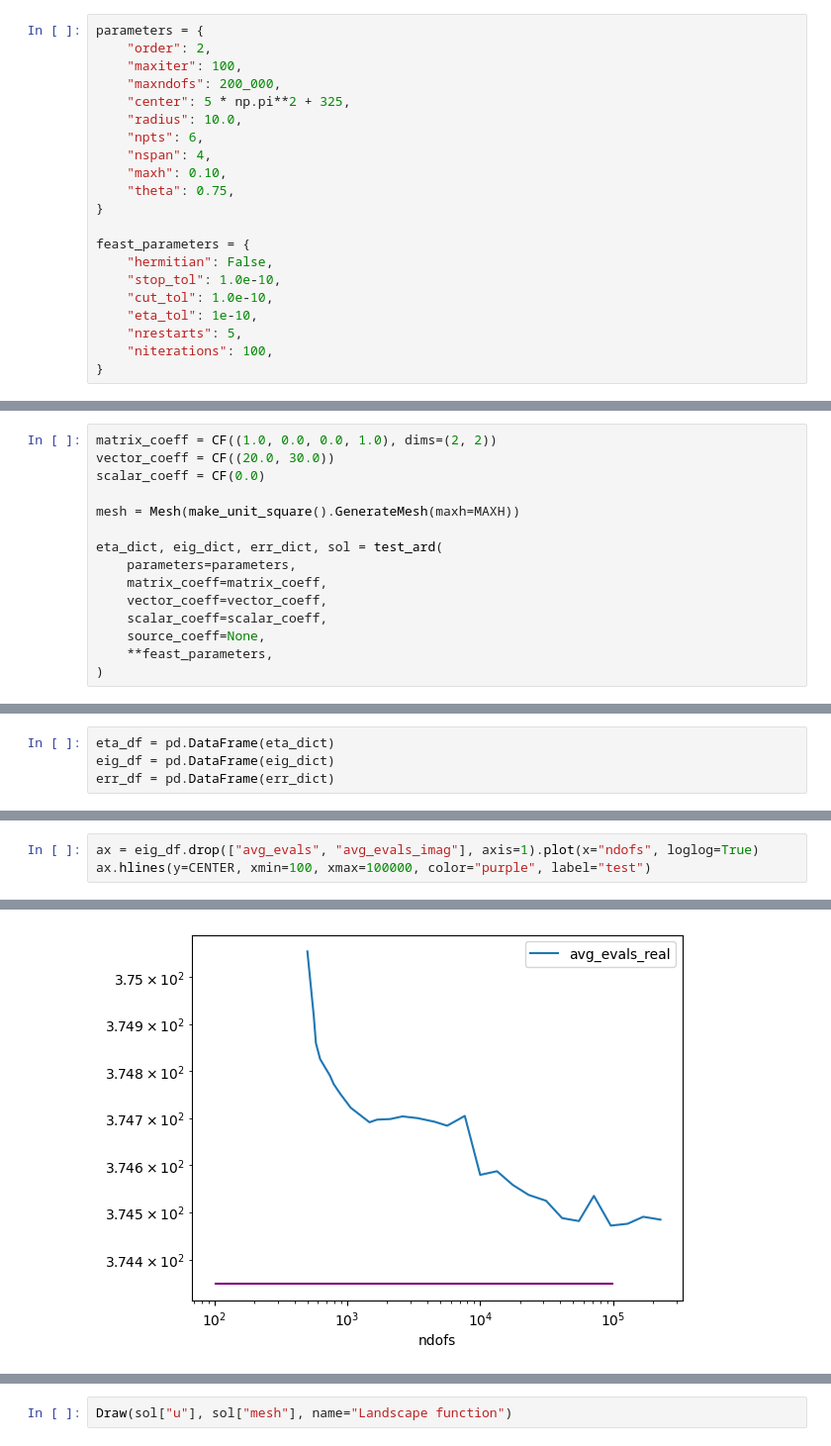
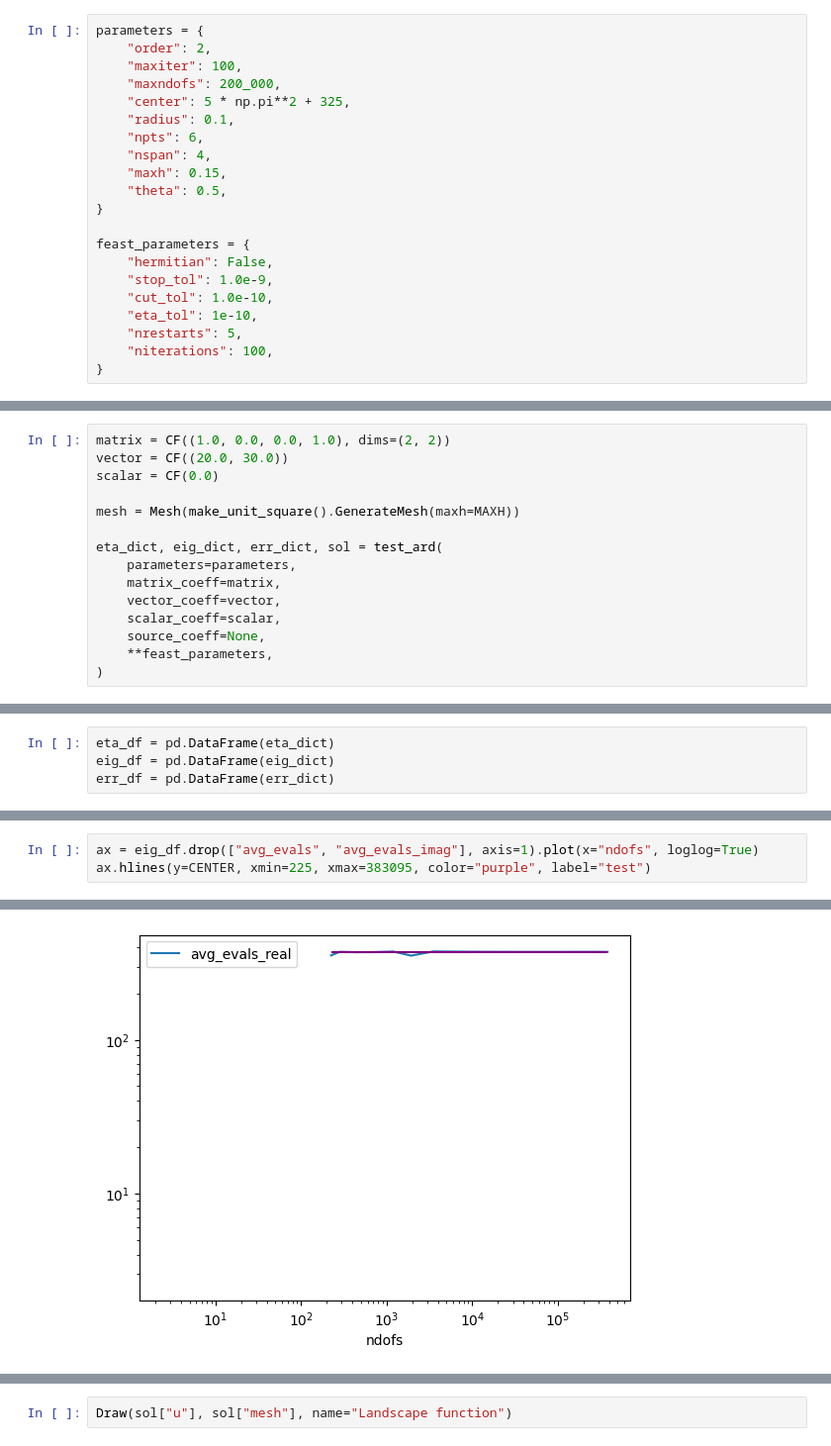
Before and after one commit to homeomorfismo/eig-loc, a Jupyter notebook: jupyter/Laplace.ipynb, the cells around one changed output, grey strips where cells are left out. Shown at 99% size. Saved outputs shown, nothing was run; the diff lists cells and outputs as text.

```diff
--- a/jupyter/Laplace.ipynb
+++ b/jupyter/Laplace.ipynb
@@ -21,16 +22,16 @@ parameters = {
     "maxiter": 100,
     "maxndofs": 200_000,
     "center": 5 * np.pi**2 + 325,
-    "radius": 10.0,
+    "radius": 0.1,
     "npts": 6,
     "nspan": 4,
-    "maxh": 0.10,
-    "theta": 0.75,
+    "maxh": 0.15,
+    "theta": 0.5,
 }
 
 feast_parameters = {
     "hermitian": False,
-    "stop_tol": 1.0e-10,
+    "stop_tol": 1.0e-9,
     "cut_tol": 1.0e-10,
     "eta_tol": 1e-10,
     "nrestarts": 5,
@@ -47,16 +49,16 @@ It has the form
     + \frac{1}{2} h_k \lVert \partial_\nu w \rVert_{\partial K}^2. \\]
 # %%
-matrix_coeff = CF((1.0, 0.0, 0.0, 1.0), dims=(2, 2))
-vector_coeff = CF((20.0, 30.0))
-scalar_coeff = CF(0.0)
+matrix = CF((1.0, 0.0, 0.0, 1.0), dims=(2, 2))
+vector = CF((20.0, 30.0))
+scalar = CF(0.0)
 
 mesh = Mesh(make_unit_square().GenerateMesh(maxh=MAXH))
 
 eta_dict, eig_dict, err_dict, sol = test_ard(
     parameters=parameters,
-    matrix_coeff=matrix_coeff,
-    vector_coeff=vector_coeff,
-    scalar_coeff=scalar_coeff,
+    matrix_coeff=matrix,
+    vector_coeff=vector,
+    scalar_coeff=scalar,
     source_coeff=None,
     **feast_parameters,
 )
@@ -95,6 +118,6 @@ eta_df.plot(x="ndofs", loglog=True)
 # %%
 ax = eig_df.drop(["avg_evals", "avg_evals_imag"], axis=1).plot(x="ndofs", loglog=True)
-ax.hlines(y=CENTER, xmin=100, xmax=100000, color="purple", label="test")
+ax.hlines(y=CENTER, xmin=225, xmax=383095, color="purple", label="test")
 # %% [output]
 <matplotlib.collections.LineCollection at 0x...>
-[figure, old version]
+[figure, new version]
```
Also changed, not shown: parts of 89 cells of this notebook, 4 other files.
